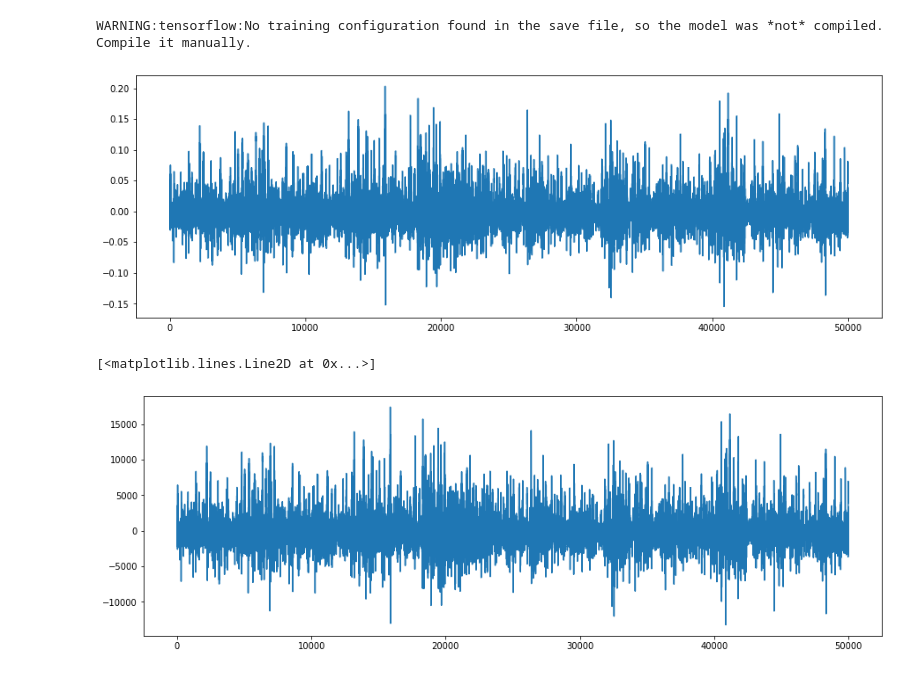
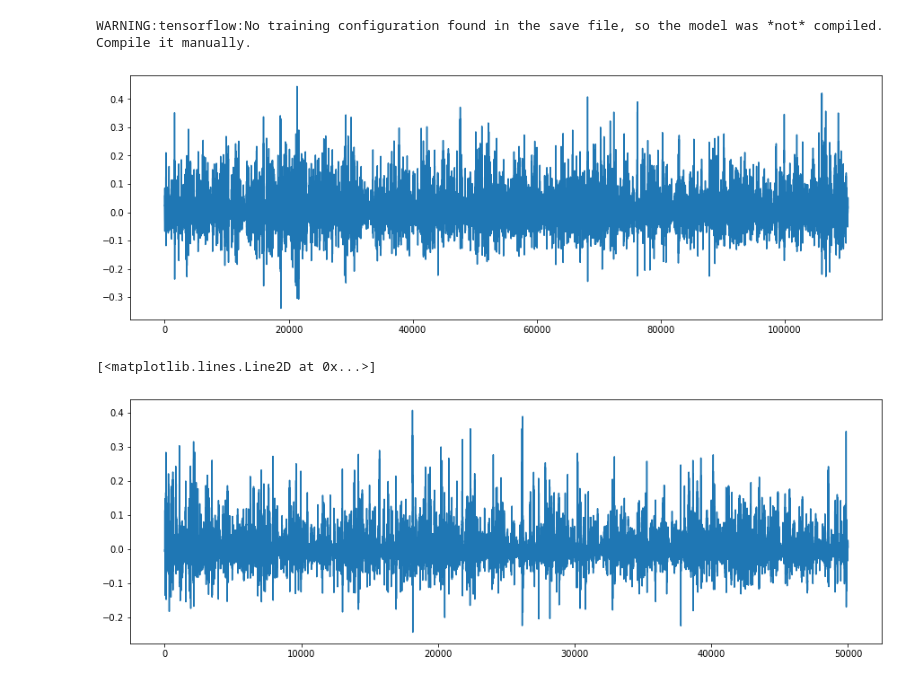
Before and after one commit to wojciechsadlik/MGU-CGANMusicConverter, a Jupyter notebook: raw_audio_gan_test.ipynb, the cells around one changed output. Cells and saved outputs as stored; diff of their text form; code cells hidden in the pictures.

```diff
--- a/raw_audio_gan_test.ipynb
+++ b/raw_audio_gan_test.ipynb
@@ -27,17 +27,19 @@ gen_sample = gen_sample.reshape(AUDIO_LENGTH, 1)
 import matplotlib.pyplot as plt
 
 plt.figure(figsize=(15,5))
-plt.plot(gen_sample[50100 : 100100])
+#plt.plot(gen_sample[50100 : 100100])
+plt.plot(gen_sample)
 plt.show()
 # %% [output]
-[figure, old version]
+[figure, new version]
 # %%
 from scipy.io.wavfile import write
 
-scaled = np.int16(gen_sample/np.max(np.abs(gen_sample)) * 32767)
+#scaled = np.int16(gen_sample/np.max(np.abs(gen_sample)) * 32767)
+#scaled = gen_sample
 plt.figure(figsize=(15,5))
-plt.plot(scaled[50100 : 100100])
+plt.plot(gen_sample[50100 : 100100])
 # %% [output]
 [<matplotlib.lines.Line2D at 0x...>]
-[figure, old version]
+[figure, new version]
 # %%
```
Also changed, not shown: parts of 2 cells of this notebook.
